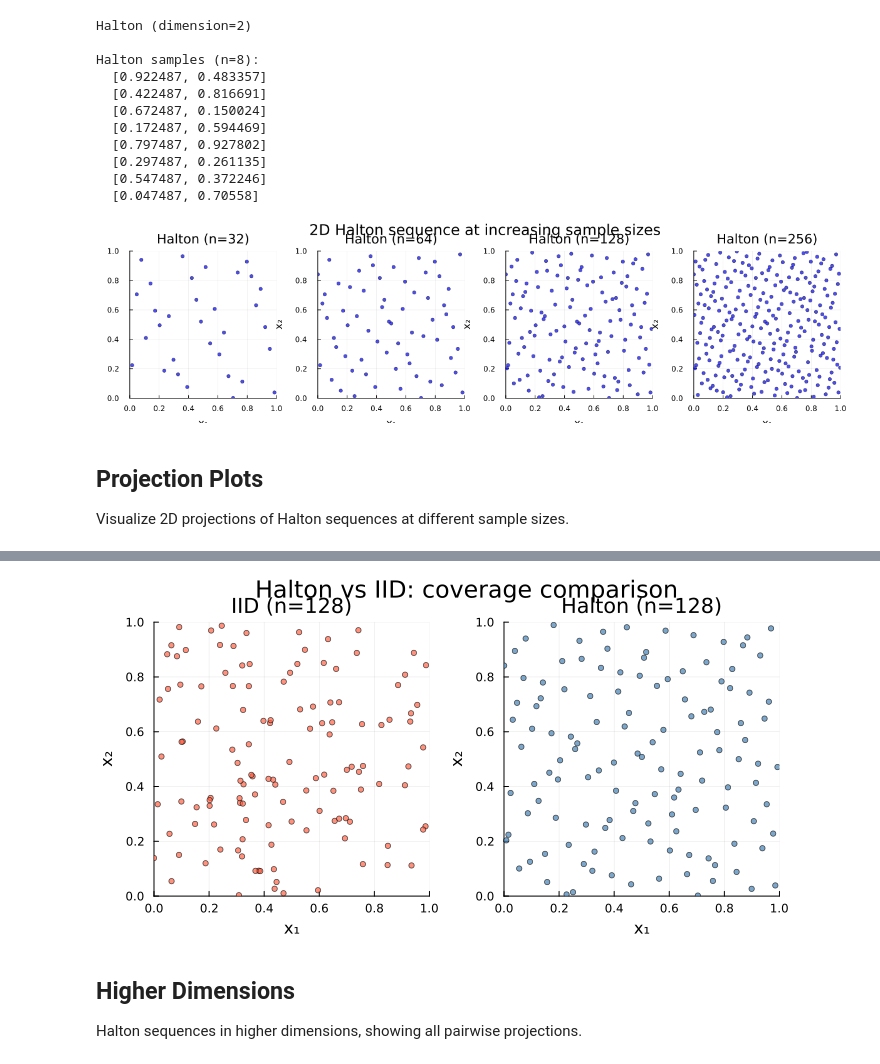
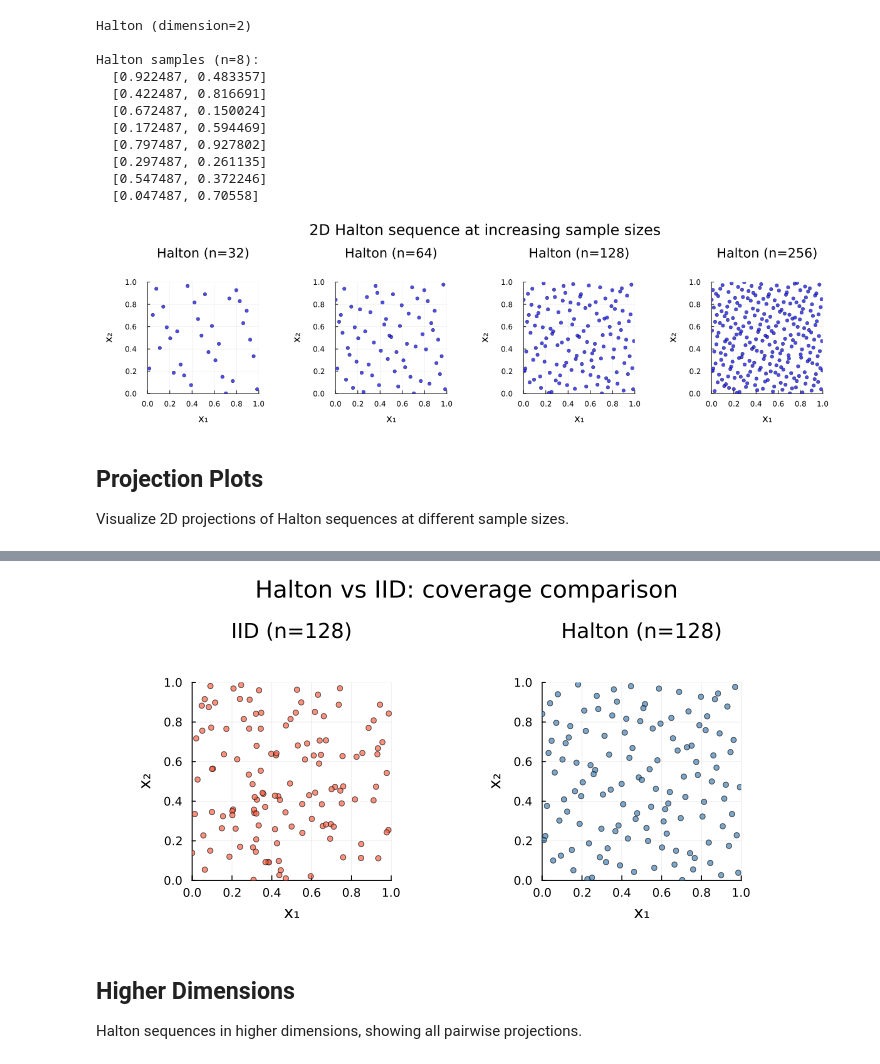
Before and after one commit to QMCSoftware/QMC.jl, a Jupyter notebook: demos/linear_scrambled_halton.ipynb, the cells around one changed output, grey strips where cells are left out. Drawn from its saved outputs; the diff is of its cells as text; code cells hidden in the pictures.

```diff
--- a/demos/linear_scrambled_halton.ipynb
+++ b/demos/linear_scrambled_halton.ipynb
@@ -71,10 +71,11 @@ if HAVE_PLOTS
         push!(h_plts, p)
     end
     display(plot(h_plts...; layout=(1, 4), size=(1200, 320),
-        plot_title="2D Halton sequence at increasing sample sizes"))
+        plot_titlevspan=0.12, plot_title="2D Halton sequence at increasing sample sizes",
+        top_margin=10Plots.mm, bottom_margin=5Plots.mm))
 end
 # %% [output]
-[figure, old version]
+[figure, new version]
 # %% [markdown]
 ## Projection Plots
 
@@ -120,23 +121,24 @@ n=256:
 # %%
 if HAVE_PLOTS
     # Halton vs IID scatter comparison
     n_cmp = 128
     iid_cmp = gen_samples(IIDStdUniform(2; seed=7), n_cmp)
     hal_cmp = gen_samples(Halton(2; seed=7), n_cmp)
 
     p1 = scatter(iid_cmp[:, 1], iid_cmp[:, 2];
         markersize=3, alpha=0.7, color=:tomato, label=nothing,
         xlabel="x₁", ylabel="x₂", title="IID (n=$n_cmp)",
         xlims=(0, 1), ylims=(0, 1), aspect_ratio=:equal)
     p2 = scatter(hal_cmp[:, 1], hal_cmp[:, 2];
         markersize=3, alpha=0.7, color=:steelblue, label=nothing,
         xlabel="x₁", ylabel="x₂", title="Halton (n=$n_cmp)",
         xlims=(0, 1), ylims=(0, 1), aspect_ratio=:equal)
     display(plot(p1, p2; layout=(1, 2), size=(700, 360),
-        plot_title="Halton vs IID: coverage comparison"))
+        plot_titlevspan=0.12, plot_title="Halton vs IID: coverage comparison",
+        top_margin=10Plots.mm, bottom_margin=5Plots.mm))
 end
 # %% [output]
-[figure, old version]
+[figure, new version]
 # %% [markdown]
 ## Higher Dimensions
 
```
Also changed, not shown: parts of 2 cells of this notebook, 36 other files.
